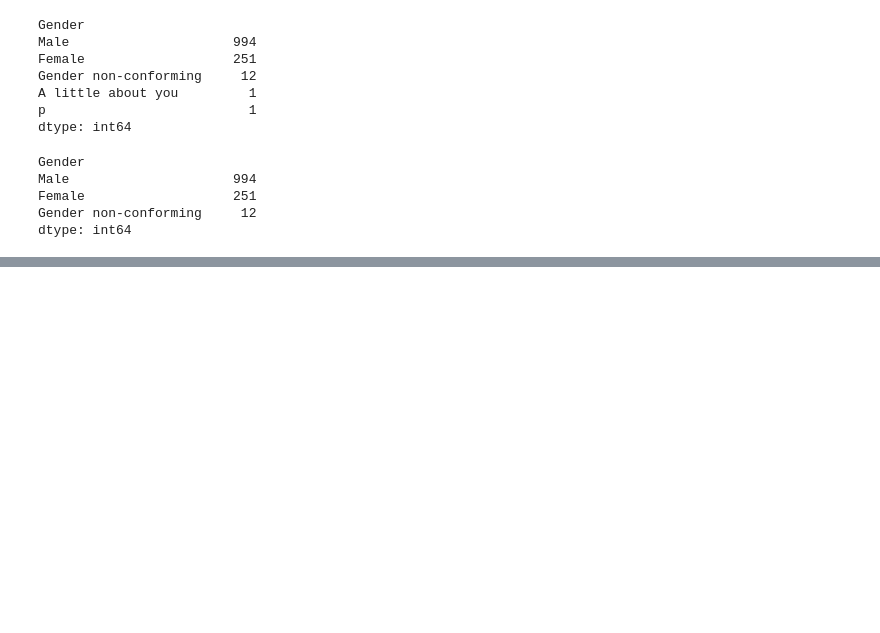
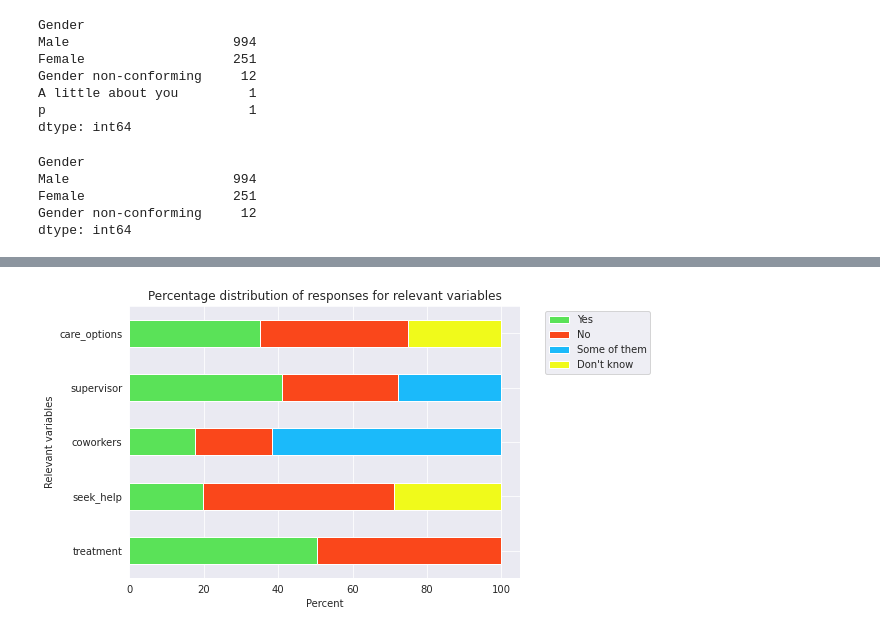
Before and after one commit to moniqueabu/data_science_final_project, a Jupyter notebook: project.ipynb, the cells around one changed output, grey strips where cells are left out. Cells and saved outputs as stored; diff of their text form; code cells hidden in the pictures; blank space fills up the shorter version.

```diff
--- a/project.ipynb
+++ b/project.ipynb
@@ -95,0 +139,8 @@ Length: 158, dtype: int64
+# %%
+data_chart = df[['treatment','seek_help', 'coworkers', 'supervisor', 'care_options' ]]
+data_encoding = {'Yes': 1, 'No': 2, 'Some of them': 3, "Don't know": 4, 'Not sure': 4}
+# dont know and not sure are treated the same
+for i in data_chart.columns:
+    data_chart[i] = data_chart[i].replace(data_encoding)
+
+data_chart.head()
@@ -95,0 +159,12 @@ Length: 158, dtype: int64
+# %%
+frequencies = {}
+for i in data_chart.columns:
+    frequencies[i] = data_chart[i].value_counts()
+
+plotdata = pd.DataFrame(frequencies)
+plotdata.fillna(0, inplace=True)
+
+plotdata = plotdata.transpose()
+plotdata_percent = plotdata.div(plotdata.sum(axis=1), axis = 0)*100
+plotdata.head()
+plotdata_percent.head()
@@ -95,0 +178,11 @@ Length: 158, dtype: int64
+# %%
+data_colors= {1: '#5ae258', 2: '#fa471b',3: '#1bbafa',  4: '#f0fa1b'}
+
+plotdata_percent.plot(kind='barh', stacked=True, color=data_colors, figsize=(7, 5))
+plt.legend(data_encoding, bbox_to_anchor = (1.05, 1))
+plt.title("Percentage distribution of responses for relevant variables")
+plt.ylabel("Relevant variables")
+plt.xlabel("Percent")
+plt.show()
+# %% [output]
+[figure, added]
```
Also changed, not shown: parts of 10 cells of this notebook.
